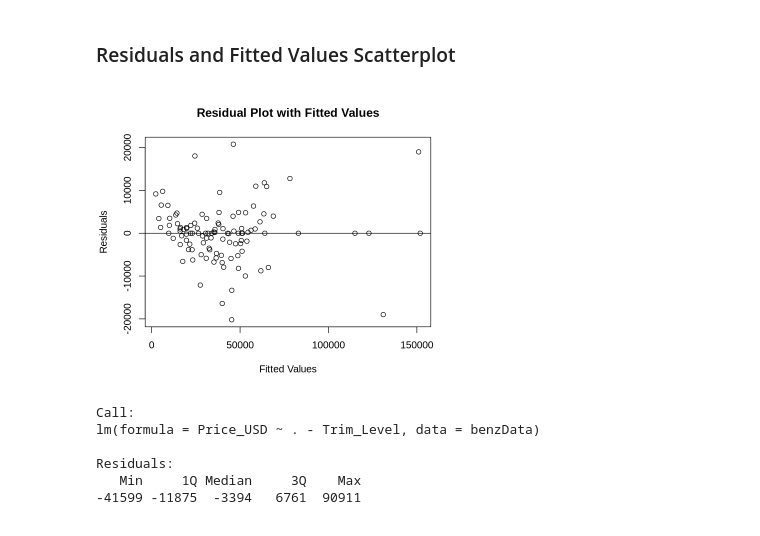
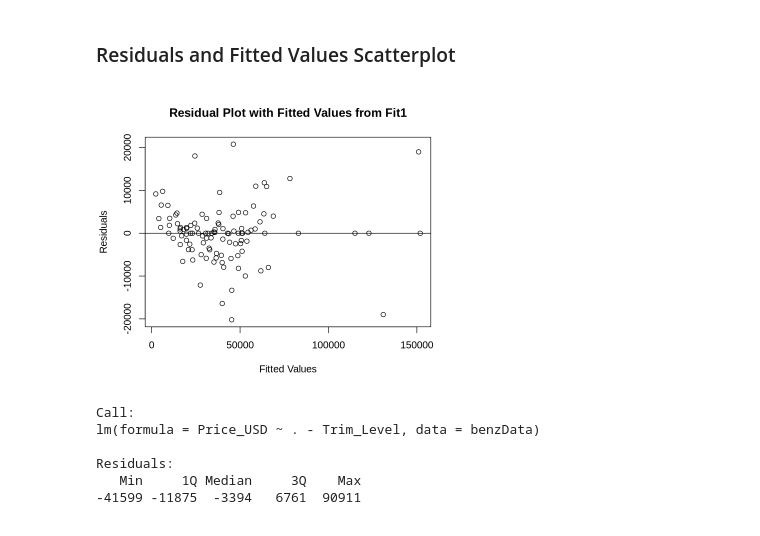
Before and after one commit to wilkmzhou/STAT306_PROJECT_REPORT_2026, a Jupyter notebook: ProjectReportDraft1.ipynb, the cells around one changed output. Saved outputs shown, nothing was run; the diff lists cells and outputs as text; code cells hidden in the pictures.

```diff
--- a/ProjectReportDraft1.ipynb
+++ b/ProjectReportDraft1.ipynb
@@ -150,10 +132,10 @@ A matrix: 5 × 3 of type dbl
 ### Residuals and Fitted Values Scatterplot
 # %%
 options(repr.plot.width = 6, repr.plot.height = 5)
-plot(fitted(benzFit1), resid(benzFit1), main = "Residual Plot with Fitted Values", xlab = "Fitted Values", ylab = "Residuals") # plot fitted values and residuals
+plot(fitted(benzFit1), resid(benzFit1), main = "Residual Plot with Fitted Values from Fit1", xlab = "Fitted Values", ylab = "Residuals") # plot fitted values and residuals
 abline(0,0)                                                                         # add horizontal line at 0
 # %% [output]
-[figure, old version]
+[figure, new version]
 # %%
 benzFit2 <- lm(Price_USD ~ . -Trim_Level, data = benzData)
 
```
Also changed, not shown: parts of 4 cells of this notebook, 2 other files.
